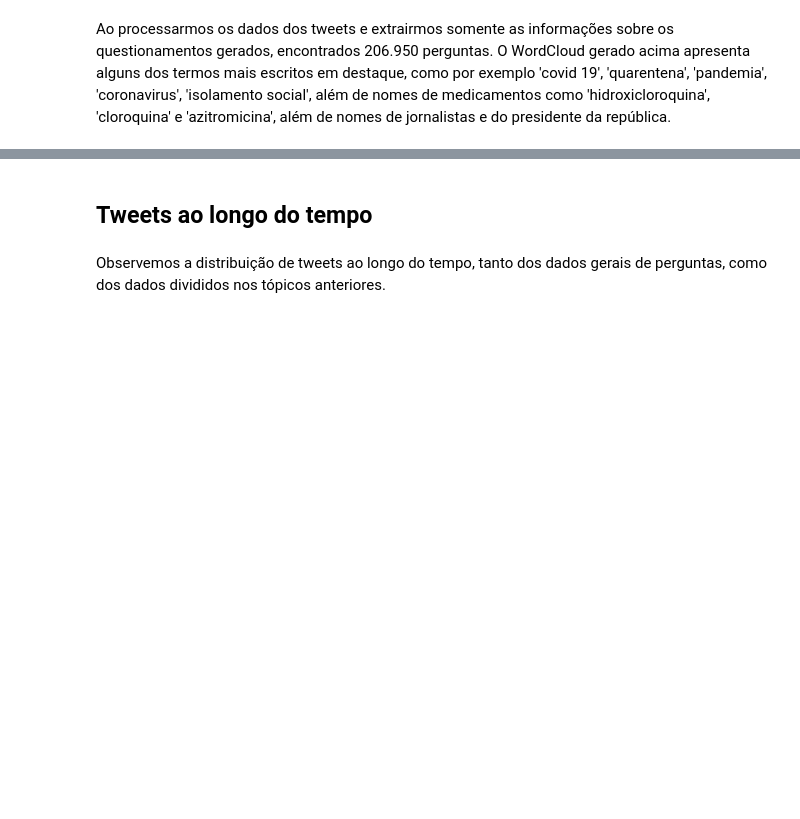
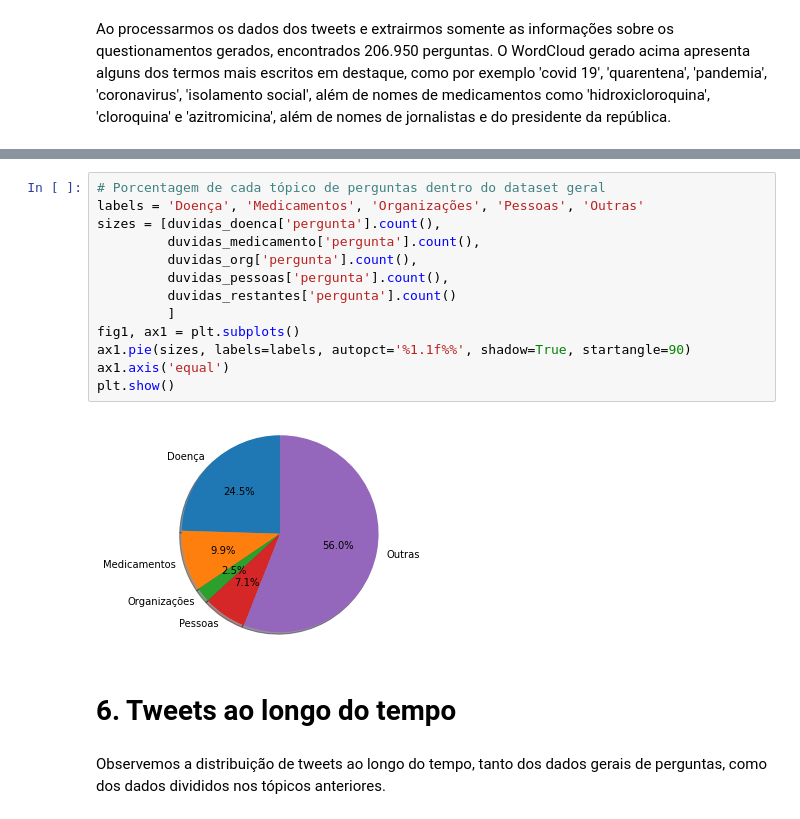
Before and after one commit to patricktapajos/ex-python-ds, a Jupyter notebook: work_covid19_tweets.ipynb, the cells around one changed output, grey strips where cells are left out. Drawn from its saved outputs; the diff is of its cells as text; blank space fills up the shorter version.

```diff
--- a/work_covid19_tweets.ipynb
+++ b/work_covid19_tweets.ipynb
@@ -347,5 +468,20 @@ duvidas_pessoas
+# %%
+# Porcentagem de cada tópico de perguntas dentro do dataset geral
+labels = 'Doença', 'Medicamentos', 'Organizações', 'Pessoas', 'Outras'
+sizes = [duvidas_doenca['pergunta'].count(),
+         duvidas_medicamento['pergunta'].count(),
+         duvidas_org['pergunta'].count(),
+         duvidas_pessoas['pergunta'].count(),
+         duvidas_restantes['pergunta'].count()
+         ]
+fig1, ax1 = plt.subplots()
+ax1.pie(sizes, labels=labels, autopct='%1.1f%%', shadow=True, startangle=90)
+ax1.axis('equal')
+plt.show()
+# %% [output]
+[figure, added]
 # %% [markdown]
-## Tweets ao longo do tempo
+# 6. Tweets ao longo do tempo
 # %% [markdown]
 Observemos a distribuição de tweets ao longo do tempo, tanto dos dados gerais de perguntas, como dos dados divididos nos tópicos anteriores.
 # %%
```
Also changed, not shown: parts of 73 cells of this notebook.
